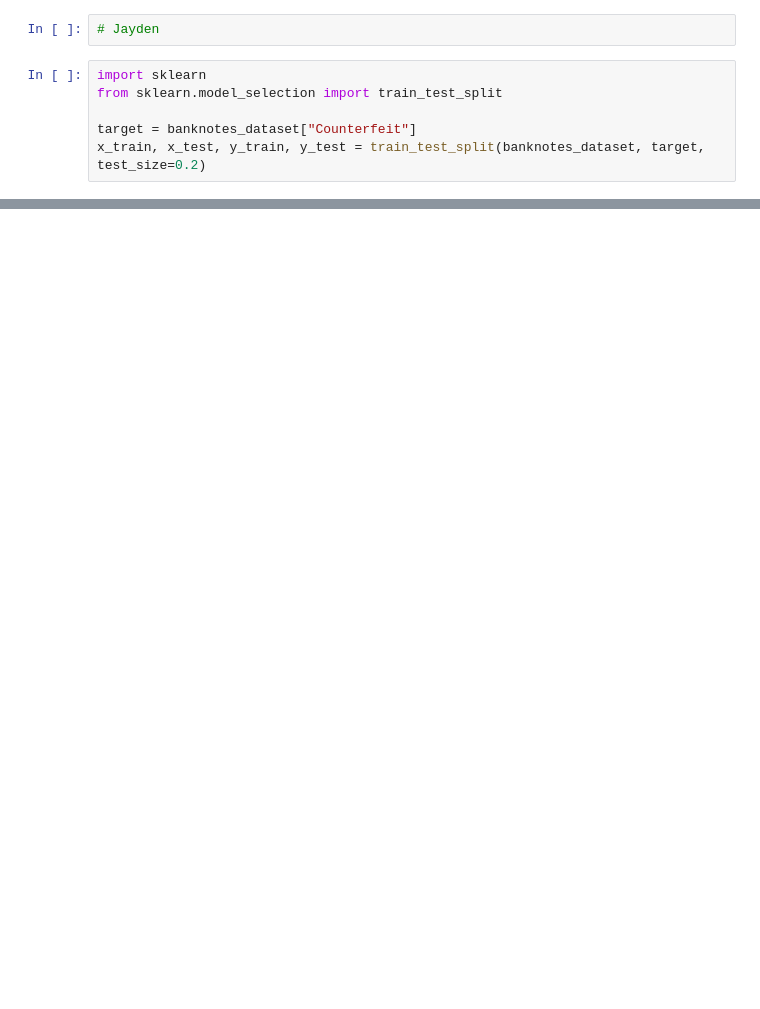
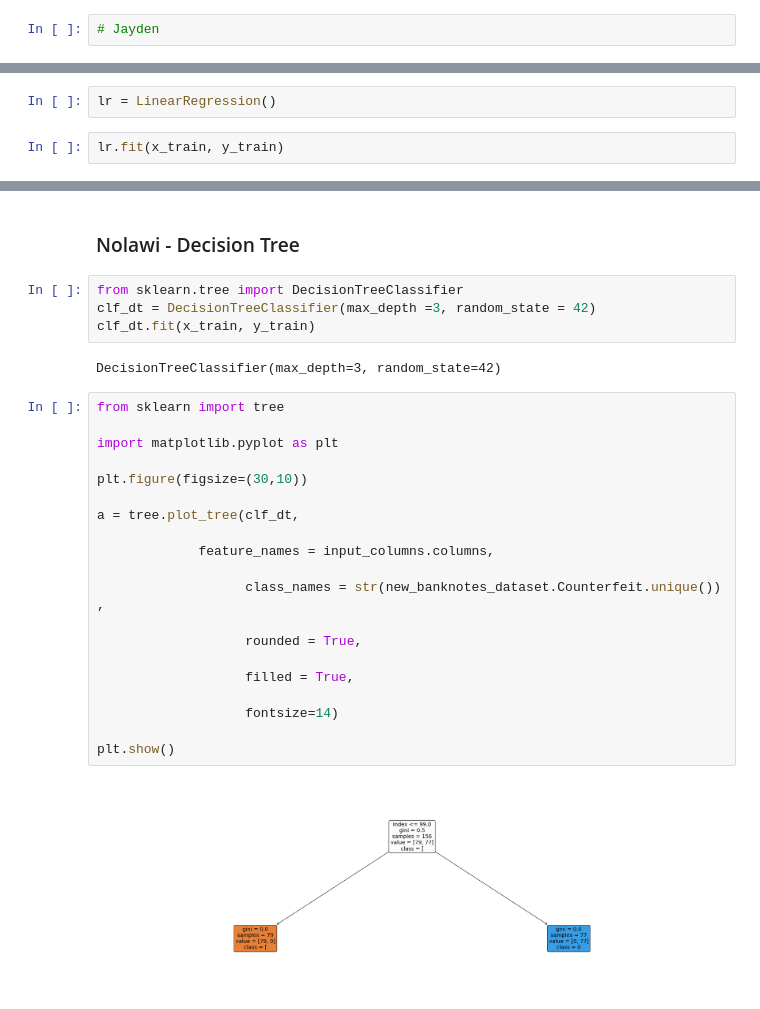
Before and after one commit to ritumsingh23/SC22-BatchC-green-titans, a Jupyter notebook: Green-Titans_Project/Swiss_Bank_Notes_Project.ipynb, the cells around one changed output, grey strips where cells are left out. Saved outputs shown, nothing was run; the diff lists cells and outputs as text; blank space fills up the shorter version.

```diff
--- a/Green-Titans_Project/Swiss_Bank_Notes_Project.ipynb
+++ b/Green-Titans_Project/Swiss_Bank_Notes_Project.ipynb
@@ -201,9 +292,3 @@ Apply Split -> Fit -> Predict -> Evaluate for all machine learning models.
 # %%
 # Jayden
-# %%
-import sklearn
-from sklearn.model_selection import train_test_split
-
-target = banknotes_dataset["Counterfeit"]
-x_train, x_test, y_train, y_test = train_test_split(banknotes_dataset, target, test_size=0.2)
 # %%
@@ -219,0 +306,4 @@ from sklearn import svm
+# %%
+lr = LinearRegression()
+# %%
+lr.fit(x_train, y_train)
@@ -219,0 +328,30 @@ from sklearn import svm
+# %% [markdown]
+### Nolawi - Decision Tree
+# %%
+from sklearn.tree import DecisionTreeClassifier
+clf_dt = DecisionTreeClassifier(max_depth =3, random_state = 42)
+clf_dt.fit(x_train, y_train)
+# %% [output]
+DecisionTreeClassifier(max_depth=3, random_state=42)
+# %%
+from sklearn import tree
+
+import matplotlib.pyplot as plt
+
+plt.figure(figsize=(30,10))
+
+a = tree.plot_tree(clf_dt,
+
+             feature_names = input_columns.columns,
+
+                   class_names = str(new_banknotes_dataset.Counterfeit.unique()) ,
+
+                   rounded = True,
+
+                   filled = True,
+
+                   fontsize=14)
+
+plt.show()
+# %% [output]
+[figure, added]
```
Also changed, not shown: parts of 76 cells of this notebook, 3 other files.
